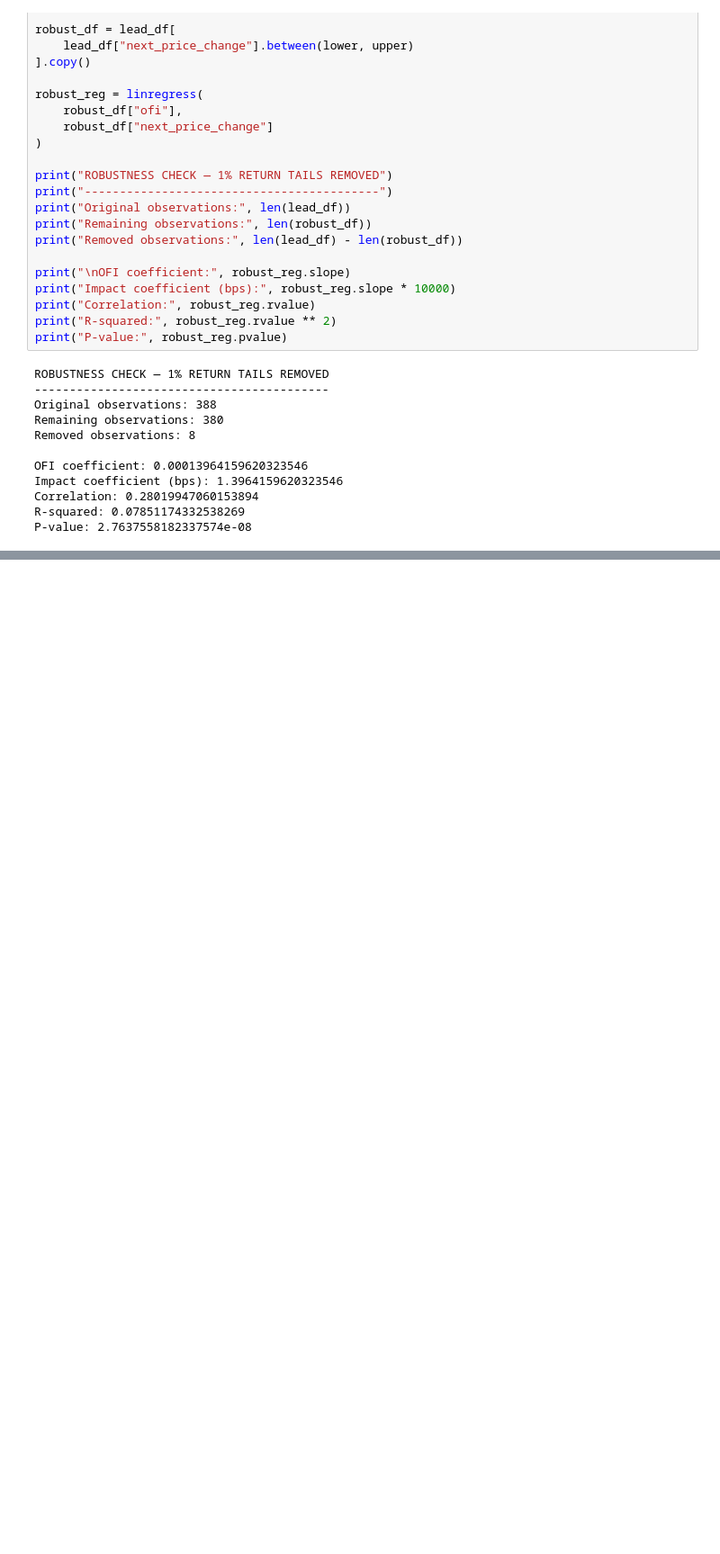
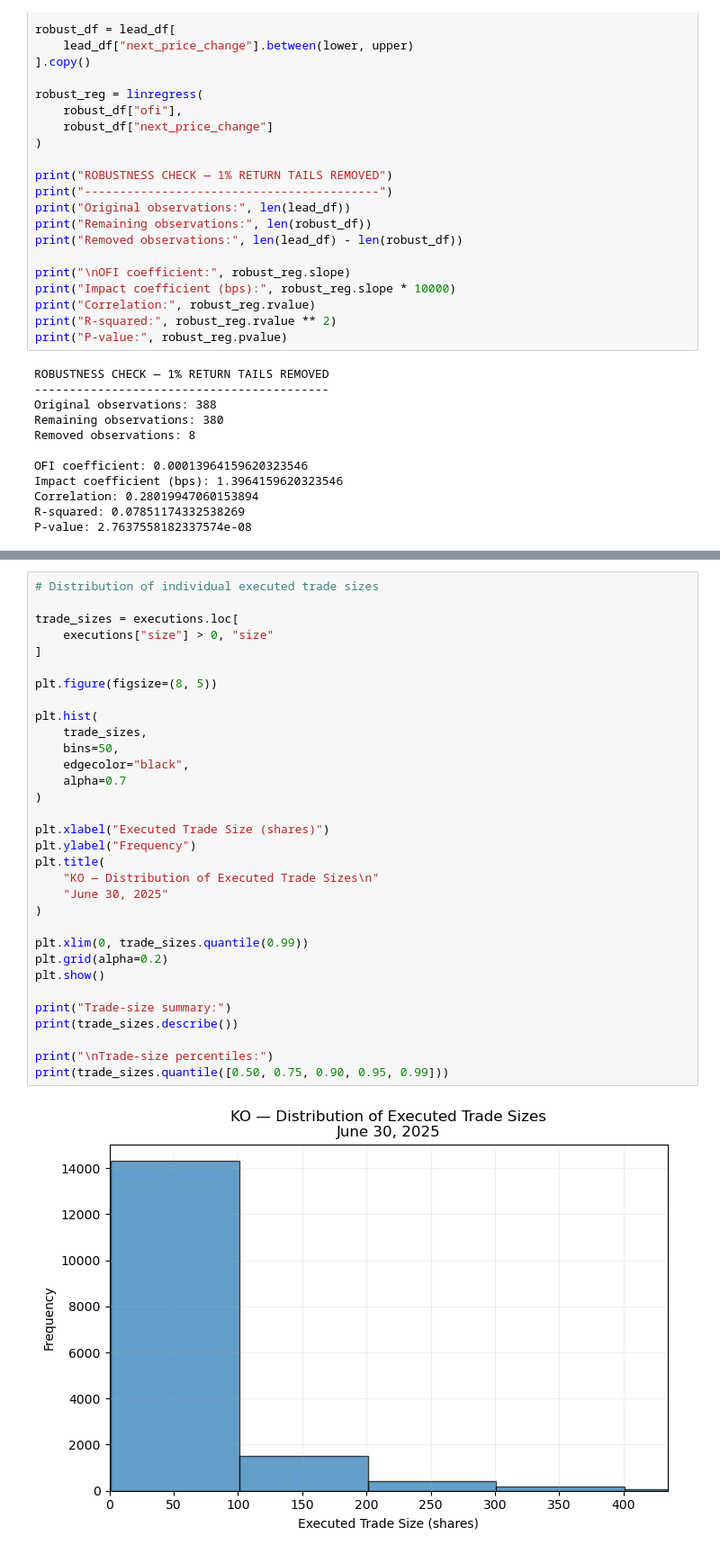
Before and after one commit to MariamKaranjia/LOBSTER-Market-Impact, a Jupyter notebook: notebooks/01_data_exploration.ipynb, the cells around one changed output, grey strips where cells are left out. Shown at 90% size. Saved outputs shown, nothing was run; the diff lists cells and outputs as text; blank space fills up the shorter version.

```diff
--- a/notebooks/01_data_exploration.ipynb
+++ b/notebooks/01_data_exploration.ipynb
@@ -754,0 +834,34 @@ P-value: 2.7637558182337574e-08
+# %%
+# Distribution of individual executed trade sizes
+
+trade_sizes = executions.loc[
+    executions["size"] > 0, "size"
+]
+
+plt.figure(figsize=(8, 5))
+
+plt.hist(
+    trade_sizes,
+    bins=50,
+    edgecolor="black",
+    alpha=0.7
+)
+
+plt.xlabel("Executed Trade Size (shares)")
+plt.ylabel("Frequency")
+plt.title(
+    "KO — Distribution of Executed Trade Sizes\n"
+    "June 30, 2025"
+)
+
+plt.xlim(0, trade_sizes.quantile(0.99))
+plt.grid(alpha=0.2)
+plt.show()
+
+print("Trade-size summary:")
+print(trade_sizes.describe())
+
+print("\nTrade-size percentiles:")
+print(trade_sizes.quantile([0.50, 0.75, 0.90, 0.95, 0.99]))
+# %% [output]
+[figure, added]
```
Also changed, not shown: parts of 14 cells of this notebook, 4 other files.
